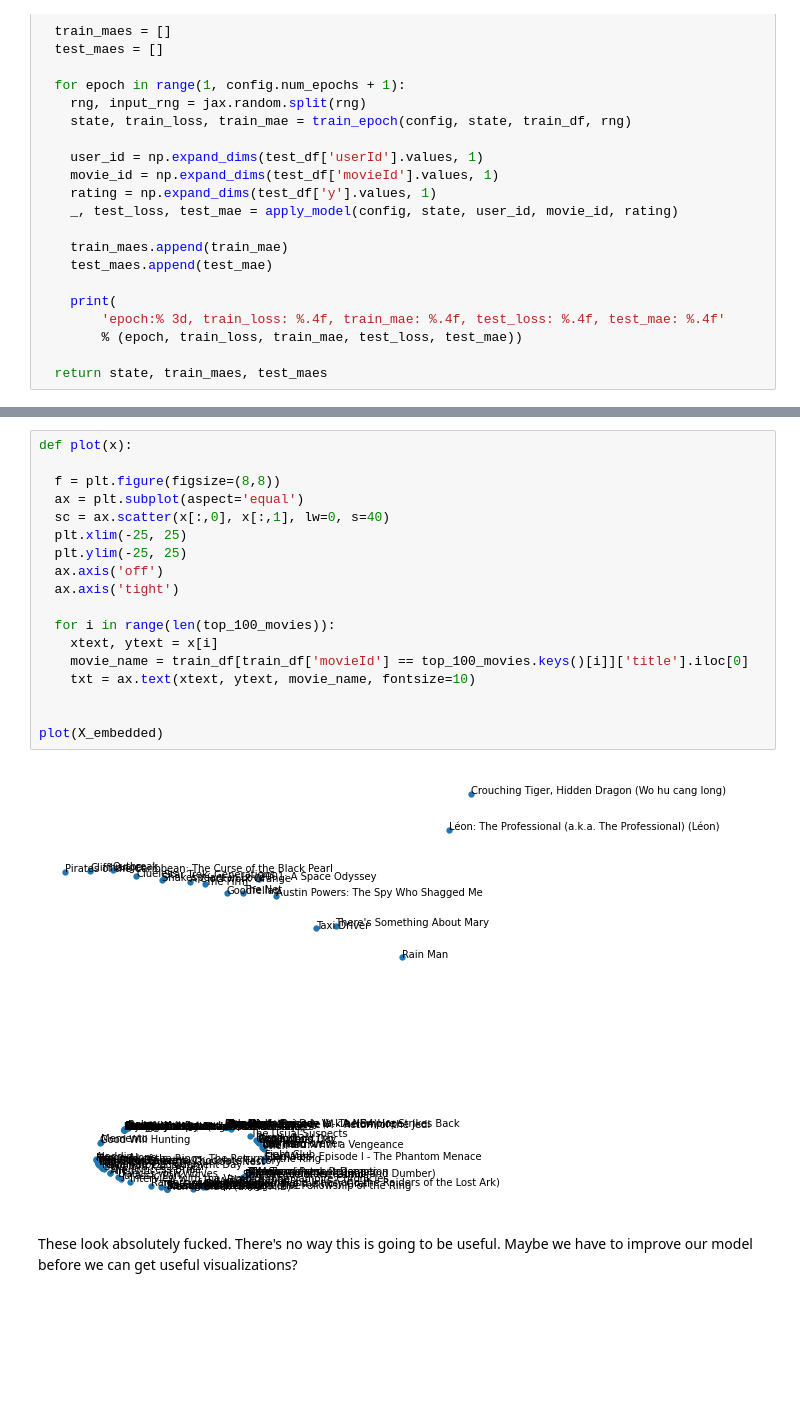
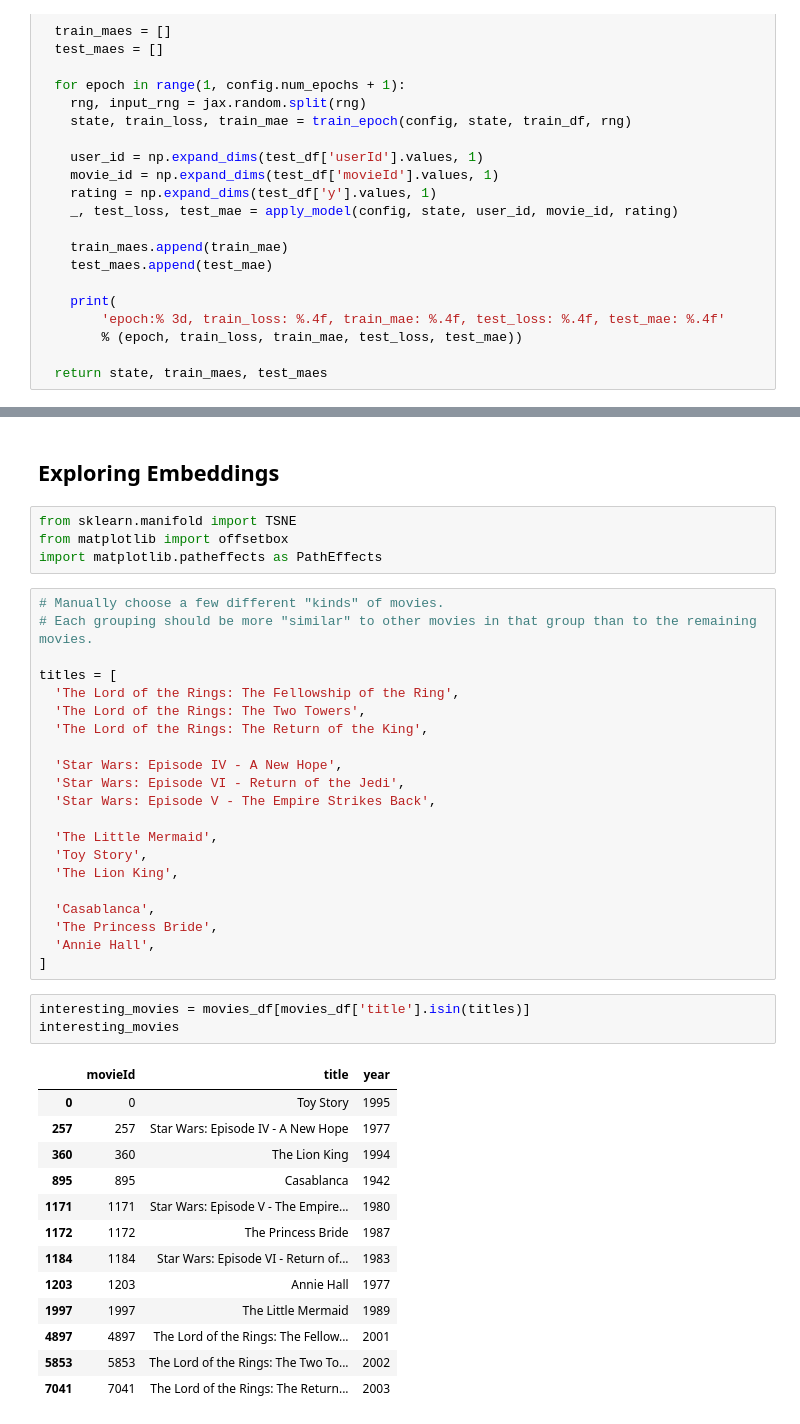
Before and after one commit to JoshVarty/LearningJax, a Jupyter notebook: 06_JaxEmbeddingTutorial.ipynb, the cells around one changed output, grey strips where cells are left out. Saved outputs shown, nothing was run; the diff lists cells and outputs as text; blank space fills up the shorter version.

```diff
--- a/06_JaxEmbeddingTutorial.ipynb
+++ b/06_JaxEmbeddingTutorial.ipynb
@@ -243,22 +245,44 @@ X_embedded = TSNE(n_components=2, learning_rate='auto', init='random').fit_trans
-# %%
-def plot(x):
-
-  f = plt.figure(figsize=(8,8))
-  ax = plt.subplot(aspect='equal')
-  sc = ax.scatter(x[:,0], x[:,1], lw=0, s=40)
-  plt.xlim(-25, 25)
-  plt.ylim(-25, 25)
-  ax.axis('off')
-  ax.axis('tight')
-
-  for i in range(len(top_100_movies)):
-    xtext, ytext = x[i]
-    movie_name = train_df[train_df['movieId'] == top_100_movies.keys()[i]]['title'].iloc[0]
-    txt = ax.text(xtext, ytext, movie_name, fontsize=10)
-
-
-plot(X_embedded)
-# %% [output]
-[figure, removed]
-# %% [markdown]
-These look absolutely fucked. There's no way this is going to be useful. Maybe we have to improve our model before we can get useful visualizations?
+# %% [markdown]
+## Exploring Embeddings
+# %%
+from sklearn.manifold import TSNE
+from matplotlib import offsetbox
+import matplotlib.patheffects as PathEffects
+# %%
+# Manually choose a few different "kinds" of movies.
+# Each grouping should be more "similar" to other movies in that group than to the remaining movies.
+
+titles = [
+  'The Lord of the Rings: The Fellowship of the Ring',
+  'The Lord of the Rings: The Two Towers',
+  'The Lord of the Rings: The Return of the King',
+
+  'Star Wars: Episode IV - A New Hope',
+  'Star Wars: Episode VI - Return of the Jedi',
+  'Star Wars: Episode V - The Empire Strikes Back',
+
+  'The Little Mermaid',
+  'Toy Story',
+  'The Lion King',
+
+  'Casablanca',
+  'The Princess Bride',
+  'Annie Hall',
+]
+# %%
+interesting_movies = movies_df[movies_df['title'].isin(titles)]
+interesting_movies
+# %% [output]
+|  | movieId | title | year |
+| 0 | 0 | Toy Story | 1995 |
+| 257 | 257 | Star Wars: Episode IV - A New Hope | 1977 |
+| 360 | 360 | The Lion King | 1994 |
+| 895 | 895 | Casablanca | 1942 |
+| 1171 | 1171 | Star Wars: Episode V - The Empire... | 1980 |
+| 1172 | 1172 | The Princess Bride | 1987 |
+| 1184 | 1184 | Star Wars: Episode VI - Return of... | 1983 |
+| 1203 | 1203 | Annie Hall | 1977 |
+| 1997 | 1997 | The Little Mermaid | 1989 |
+| 4897 | 4897 | The Lord of the Rings: The Fellow... | 2001 |
+| 5853 | 5853 | The Lord of the Rings: The Two To... | 2002 |
+| 7041 | 7041 | The Lord of the Rings: The Return... | 2003 |
```
Also changed, not shown: parts of 19 cells of this notebook.
